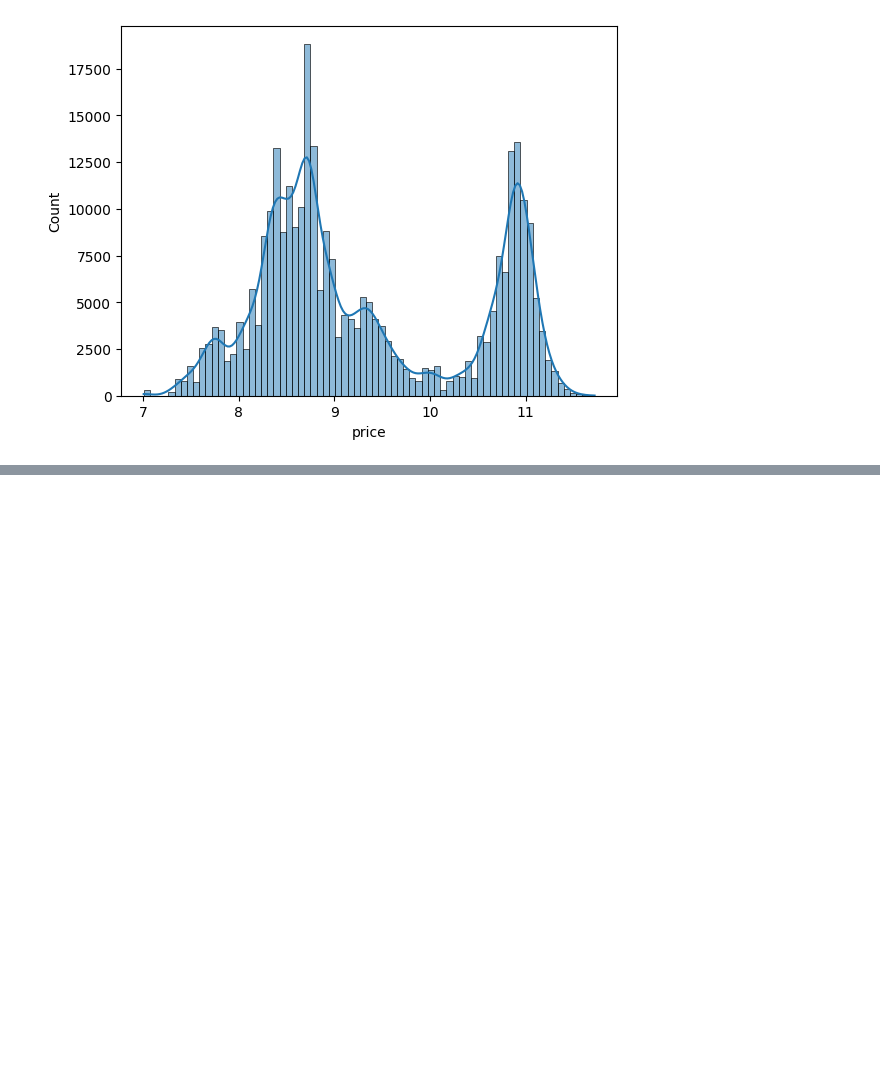
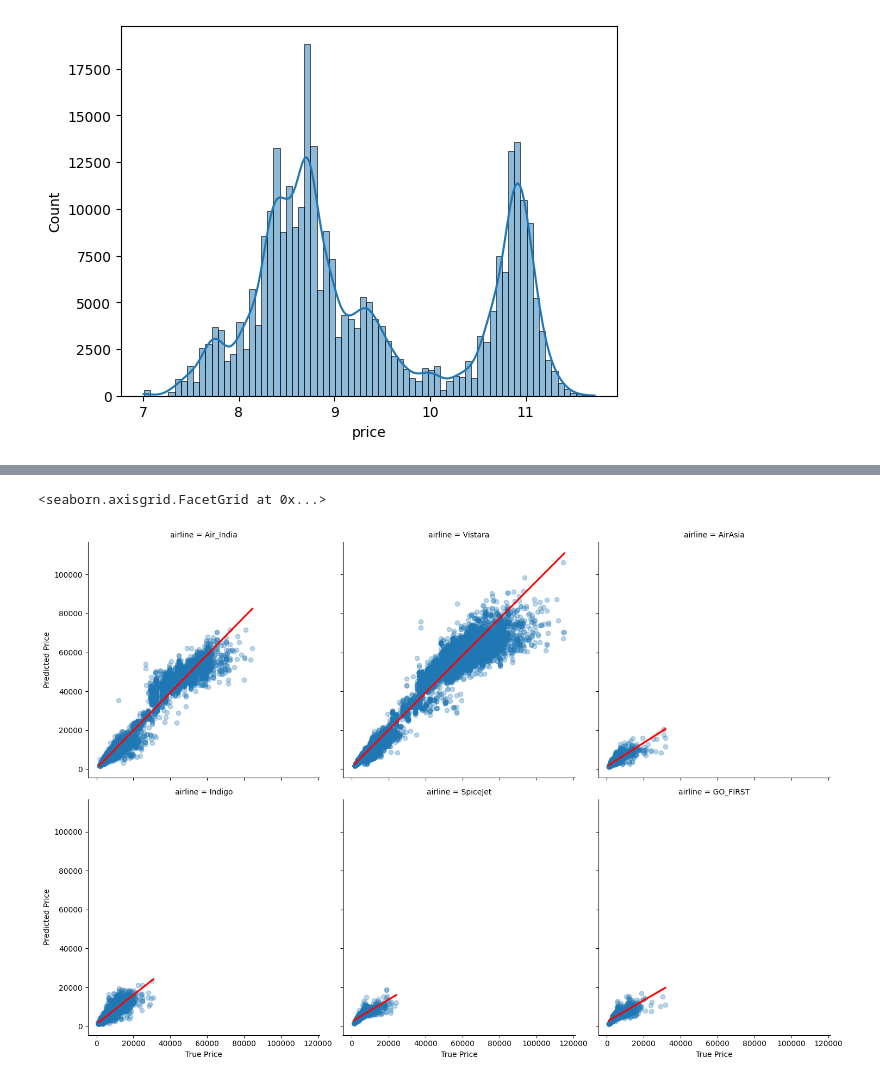
Before and after one commit to ChannMyae-Zaw/airplane-price-prediction, a Jupyter notebook: notebooks/02_model_experiments.ipynb, the cells around one changed output, grey strips where cells are left out. Saved outputs shown, nothing was run; the diff lists cells and outputs as text; code cells hidden in the pictures; blank space fills up the shorter version.

```diff
--- a/notebooks/02_model_experiments.ipynb
+++ b/notebooks/02_model_experiments.ipynb
@@ -201,0 +249,5 @@ joblib.dump(lgb_reg, "lgb_model.pkl")
+# %%
+sns.lmplot(data = comparison, x = "True Price", y = "Predicted Price", scatter_kws={"alpha": 0.3}, line_kws={"color": "r"}, col= "airline", col_wrap=3)
+# %% [output]
+<seaborn.axisgrid.FacetGrid at 0x...>
+[figure, added]
```
Also changed, not shown: parts of 20 cells of this notebook.
